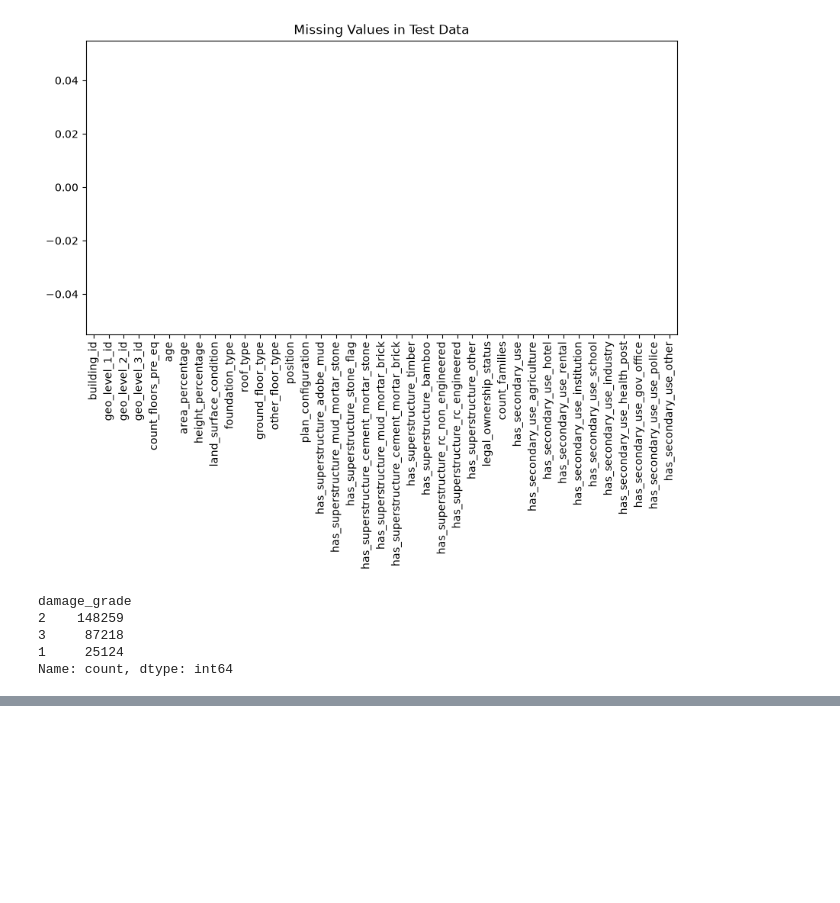
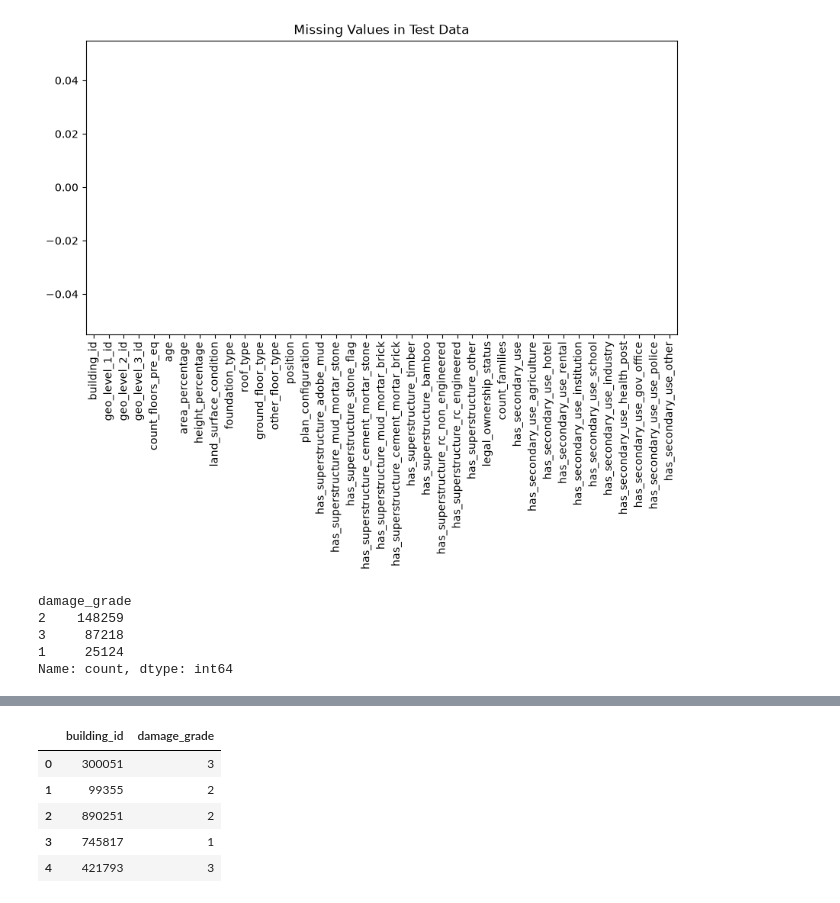
Before and after one commit to Eshan133/Richter-Predictor-Modeling-Earthquake-Damage, a Jupyter notebook: NOTEBOOK/EDA.ipynb, the cells around one changed output, grey strips where cells are left out. Cells and saved outputs as stored; diff of their text form; code cells hidden in the pictures; blank space fills up the shorter version.

Commit message:
XGBOOST

```diff
--- a/NOTEBOOK/EDA.ipynb
+++ b/NOTEBOOK/EDA.ipynb
@@ -33,0 +57,13 @@ train_values.shape, train_labels.shape, test_values.shape
+# %%
+train_data = train_values.merge(
+    train_labels,
+    on="building_id",
+    how="left",
+    validate="one_to_one",
+)
+
+if train_data["damage_grade"].isna().any():
+    raise ValueError("Some training buildings do not have a damage_grade label.")
+
+print("Combined training data shape:", train_data.shape)
+train_data.head()
@@ -61,0 +109,73 @@ train_values.head()
+# %%
+from sklearn.model_selection import train_test_split
+from sklearn.metrics import accuracy_score, cohen_kappa_score
+from xgboost import XGBClassifier
+
+target_column = "damage_grade"
+id_column = "building_id"
+
+X = train_data.drop(columns=[target_column, id_column]).copy()
+y = train_data[target_column].astype("int32") - 1
+X_test = test_values.drop(columns=id_column).copy()
+
+if not X.columns.equals(X_test.columns):
+    raise ValueError("Training and test feature columns do not match.")
+if not y.isin([0, 1, 2]).all():
+    raise ValueError("Expected damage_grade values 1, 2, and 3.")
+
+categorical_columns = X.select_dtypes(include=["object", "string", "category"]).columns
+for column in categorical_columns:
+    categories = X[column].astype("category").cat.categories
+    X[column] = pd.Categorical(X[column], categories=categories)
+    X_test[column] = pd.Categorical(X_test[column], categories=categories)
+
+X_train, X_valid, y_train, y_valid = train_test_split(
+    X,
+    y,
+    test_size=0.2,
+    random_state=42,
+    stratify=y,
+)
+
+xgb_params = {
+    "objective": "multi:softprob",
+    "num_class": 3,
+    "eval_metric": "mlogloss",
+    "n_estimators": 400,
+    "learning_rate": 0.05,
+    "max_depth": 8,
+    "min_child_weight": 2,
+    "reg_alpha": 0.1,
+    "subsample": 0.8,
+    "colsample_bytree": 0.8,
+    "tree_method": "hist",
+    "enable_categorical": True,
+    "random_state": 42,
+    "n_jobs": -1,
+}
+
+validation_model = XGBClassifier(**xgb_params)
+validation_model.fit(
+    X_train,
+    y_train,
+    eval_set=[(X_valid, y_valid)],
+    verbose=False,
+)
+validation_predictions = validation_model.predict(X_valid).astype("int32") + 1
+print(f"Validation accuracy: {accuracy_score(y_valid + 1, validation_predictions):.4f}")
+print(
+    "Validation quadratic weighted kappa: "
+    f"{cohen_kappa_score(y_valid + 1, validation_predictions, weights='quadratic'):.4f}"
+)
+
+# Refit using all labeled rows before predicting the held-out test buildings.
+xgb_model = XGBClassifier(**xgb_params)
+xgb_model.fit(X, y, verbose=False)
+test_predictions = xgb_model.predict(X_test).astype("int32") + 1
+
+predictions = pd.DataFrame(
+    {id_column: test_values[id_column], target_column: test_predictions}
+)
+print("Test predictions shape:", predictions.shape)
+predictions.head()
+# %% [output]
@@ -61,0 +185,6 @@ train_values.head()
+|  | building_id | damage_grade |
+| 0 | 300051 | 3 |
+| 1 | 99355 | 2 |
+| 2 | 890251 | 2 |
+| 3 | 745817 | 1 |
+| 4 | 421793 | 3 |
```
Also changed, not shown: parts of 17 cells of this notebook, 1 other file.
